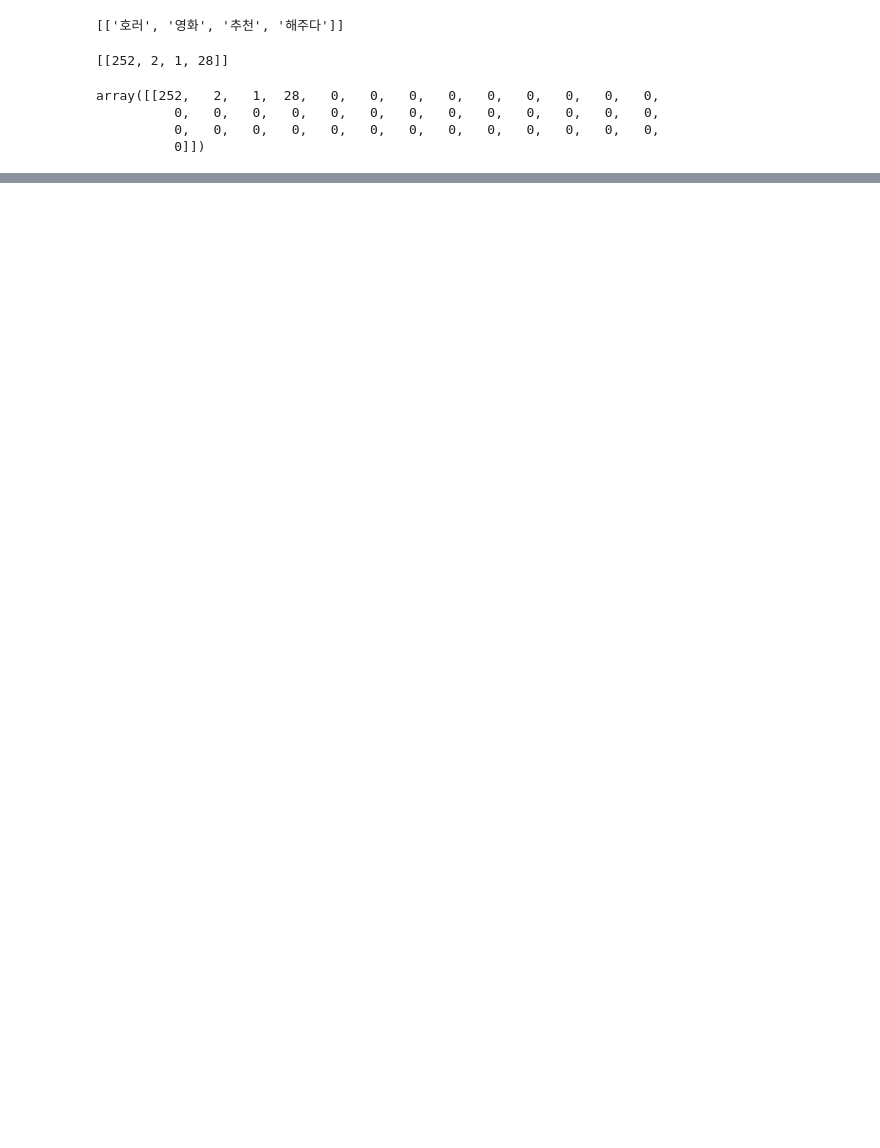
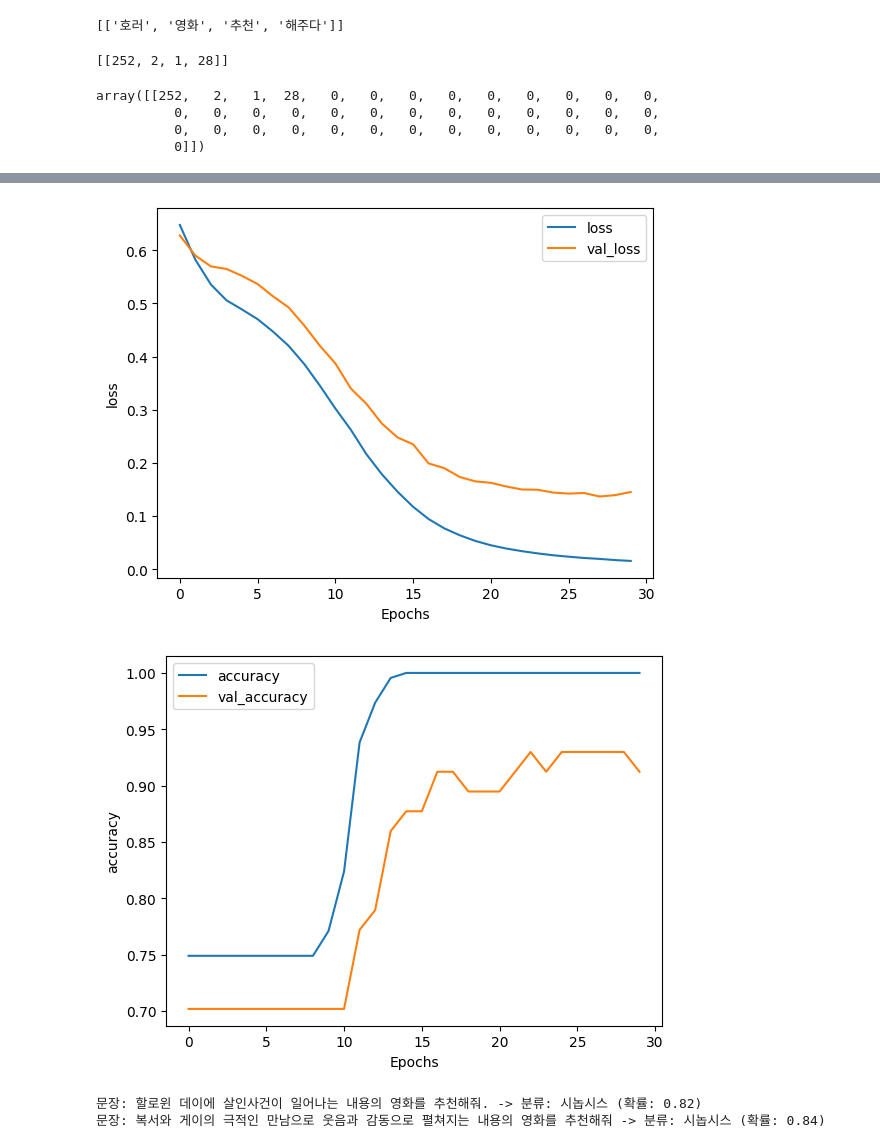
Before and after one commit to kimpubao/FinalProject, a Jupyter notebook: text_classifier.ipynb, the cells around one changed output, grey strips where cells are left out. Saved outputs shown, nothing was run; the diff lists cells and outputs as text; code cells hidden in the pictures; blank space fills up the shorter version.

```diff
--- a/text_classifier.ipynb
+++ b/text_classifier.ipynb
@@ -918,0 +1290,5 @@ array([[0]])
+# %%
+da = []
+for d in range(data.shape[0]):
+    da.append((data.iloc[d]['q'], data.iloc[d]['label']))
+da[0]
@@ -918,0 +1312,60 @@ array([[0]])
+# %%
+texts, labels = zip(*da) # 데이터 처리
+
+tokenizer = Tokenizer(num_words=10000)
+tokenizer.fit_on_texts(texts)
+sequences = tokenizer.texts_to_sequences(texts)
+
+maxlen = 40
+X = pad_sequences(sequences, maxlen=maxlen)
+y = np.array(labels) # 넘파이로 변환
+
+X_train, X_test, y_train, y_test = train_test_split(X, y, test_size=0.2, random_state=42)
+
+model = tf.keras.Sequential([
+    tf.keras.layers.Embedding(input_dim=10000, output_dim=128, input_length=maxlen),
+    tf.keras.layers.GlobalAveragePooling1D(),
+    tf.keras.layers.Dense(16, activation='relu'),
+    tf.keras.layers.Dense(1, activation='sigmoid')
+])
+
+model.compile(optimizer='adam',
+              loss='binary_crossentropy',
+              metrics=['accuracy'])
+
+history = model.fit(X_train, y_train, epochs=30, batch_size=16, validation_data=(X_test, y_test))
+
+loss, accuracy = model.evaluate(X_test, y_test)
+print(f"Test Accuracy: {accuracy * 100:.2f}%")
+# %%
+def plot_graphs(history, string):
+    plt.plot(history.history[string])
+    plt.plot(history.history['val_'+string], '')
+    plt.xlabel("Epochs")
+    plt.ylabel(string)
+    plt.legend([string, 'val_'+string])
+    plt.show()
+plot_graphs(history, 'loss')
+plot_graphs(history, 'accuracy')
+# %% [output]
+[figure, added]
+[figure, added]
+# %%
+model.save("text_classifier_model.h5")
+
+loaded_model = tf.keras.models.load_model("text_classifier_model.h5")
+
+new_texts = ["공포스러운 분위기의 영화 추천해 주세요.", "평범한 삶을 살던 주인공이 갑자기 초능력을 가지게 되는 이야기"]
+new_texts = ["할로윈 데이에 살인사건이 일어나는 내용의 영화를 추천해줘.", '복서와 게이의 극적인 만남으로 웃음과 감동으로 펼쳐지는 내용의 영화를 추천해줘']
+new_sequences = tokenizer.texts_to_sequences(new_texts)
+new_X = pad_sequences(new_sequences, maxlen=maxlen)
+
+predictions = loaded_model.predict(new_X)
+
+# 결과 출력
+for i, prediction in enumerate(predictions):
+    label = "시놉시스" if prediction >= 0.5 else "일반적인 질문"
+    print(f"문장: {new_texts[i]} -> 분류: {label} (확률: {prediction[0]:.2f})")
+# %% [output]
+문장: 할로윈 데이에 살인사건이 일어나는 내용의 영화를 추천해줘. -> 분류: 시놉시스 (확률: 0.82)
+문장: 복서와 게이의 극적인 만남으로 웃음과 감동으로 펼쳐지는 내용의 영화를 추천해줘 -> 분류: 시놉시스 (확률: 0.84)
```
Also changed, not shown: parts of 25 cells of this notebook, 2 other files.
